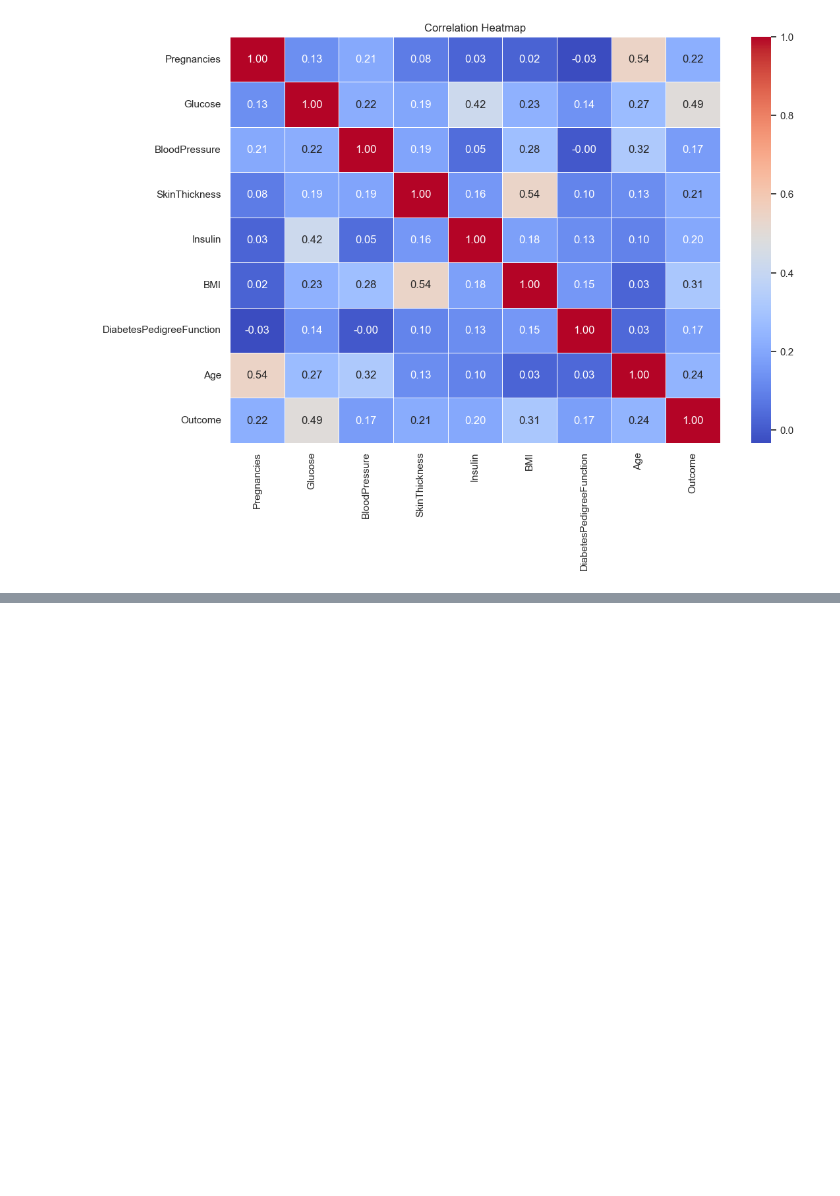
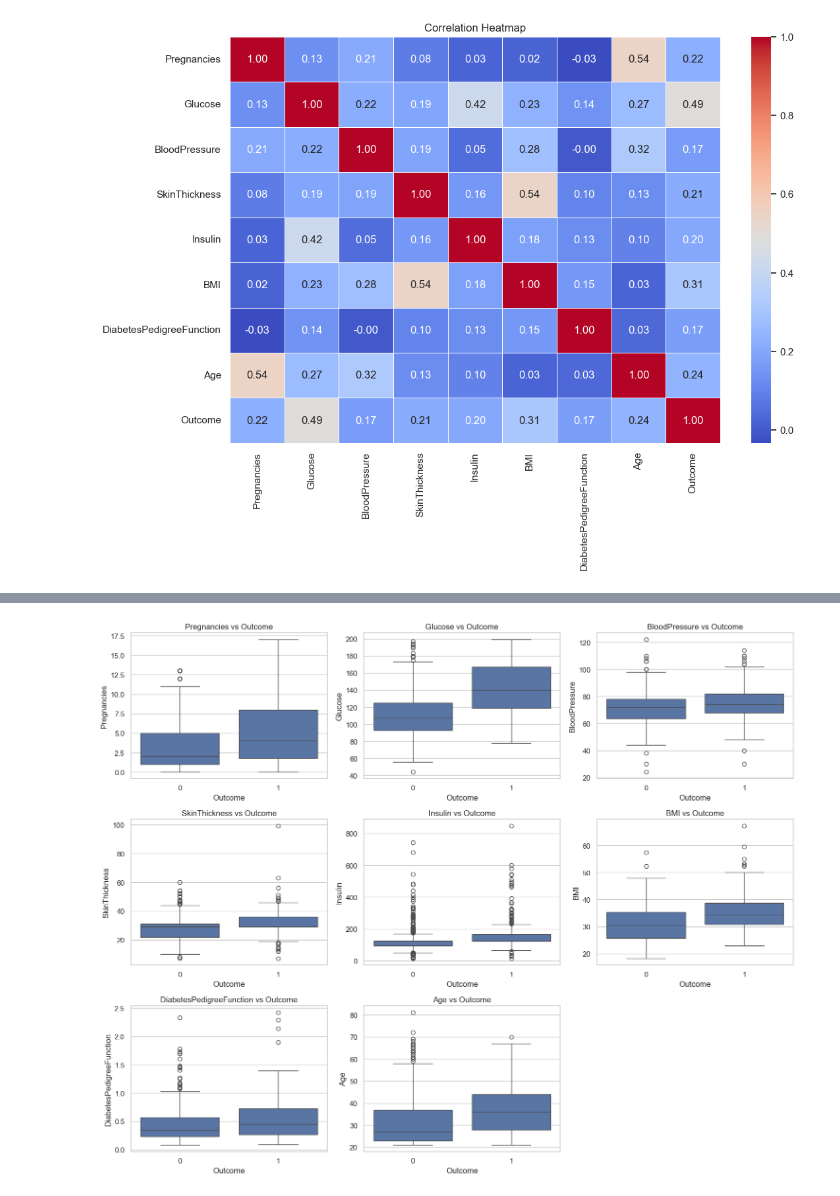
Before and after one commit to sohamkharabe/ML-Practicals, a Jupyter notebook: Lab- 5/Untitled.ipynb, the cells around one changed output, grey strips where cells are left out. Cells and saved outputs as stored; diff of their text form; code cells hidden in the pictures; blank space fills up the shorter version.

```diff
--- a/Lab- 5/Untitled.ipynb
+++ b/Lab- 5/Untitled.ipynb
@@ -278,0 +300,10 @@ plt.show()
+# %%
+plt.figure(figsize=(15,12))
+for i,col in enumerate(features,1):
+    plt.subplot(3,3,i)
+    sns.boxplot(data=df_clean,x="Outcome",y=col)
+    plt.title(f"{col} vs Outcome")
+plt.tight_layout()
+plt.show()
+# %% [output]
+[figure, added]
```
Also changed, not shown: parts of 16 cells of this notebook.
